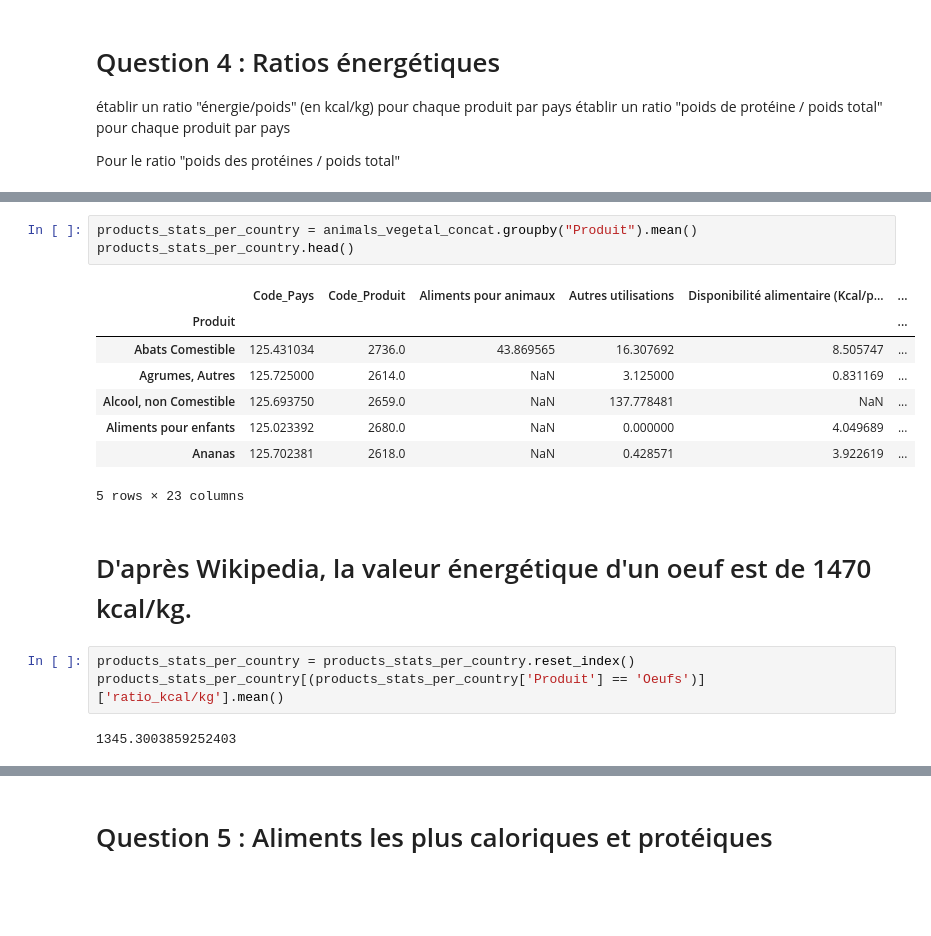
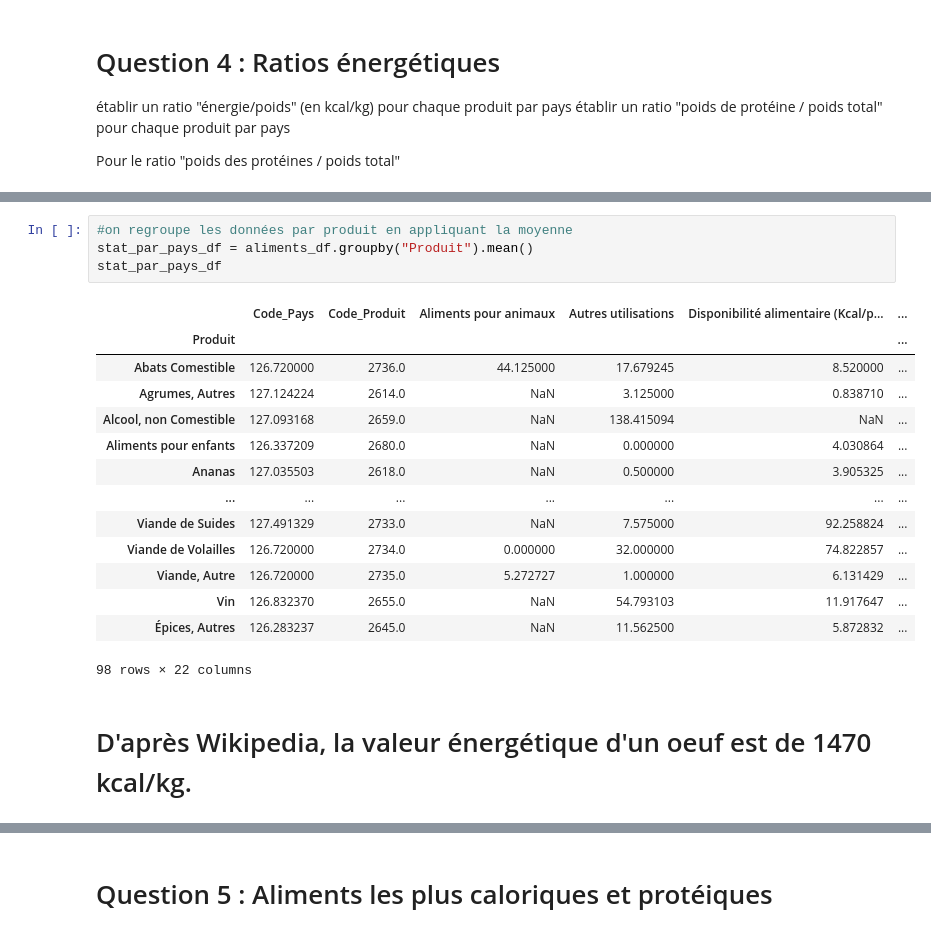
Before and after one commit to Lorenzo1208/Brief_fao, a Jupyter notebook: FAO.ipynb, the cells around one changed output, grey strips where cells are left out. Drawn from its saved outputs; the diff is of its cells as text; blank space fills up the shorter version.

```diff
--- a/FAO.ipynb
+++ b/FAO.ipynb
@@ -312,19 +313,21 @@ Name: Nourriture, Length: 15702, dtype: float64
-# %%
-products_stats_per_country = animals_vegetal_concat.groupby("Produit").mean()
-products_stats_per_country.head()
-# %% [output]
-|  | Code_Pays | Code_Produit | Aliments pour animaux | Autres utilisations | Disponibilité alimentaire (Kcal/p... | ... |
-| Produit |  |  |  |  |  | ... |
-| Abats Comestible | 125.431034 | 2736.0 | 43.869565 | 16.307692 | 8.505747 | ... |
-| Agrumes, Autres | 125.725000 | 2614.0 | NaN | 3.125000 | 0.831169 | ... |
-| Alcool, non Comestible | 125.693750 | 2659.0 | NaN | 137.778481 | NaN | ... |
-| Aliments pour enfants | 125.023392 | 2680.0 | NaN | 0.000000 | 4.049689 | ... |
-| Ananas | 125.702381 | 2618.0 | NaN | 0.428571 | 3.922619 | ... |
-5 rows × 23 columns
+# %%
+#on regroupe les données par produit en appliquant la moyenne
+stat_par_pays_df = aliments_df.groupby("Produit").mean()
+stat_par_pays_df
+# %% [output]
+|  | Code_Pays | Code_Produit | Aliments pour animaux | Autres utilisations | Disponibilité alimentaire (Kcal/p... | ... |
+| Produit |  |  |  |  |  | ... |
+| Abats Comestible | 126.720000 | 2736.0 | 44.125000 | 17.679245 | 8.520000 | ... |
+| Agrumes, Autres | 127.124224 | 2614.0 | NaN | 3.125000 | 0.838710 | ... |
+| Alcool, non Comestible | 127.093168 | 2659.0 | NaN | 138.415094 | NaN | ... |
+| Aliments pour enfants | 126.337209 | 2680.0 | NaN | 0.000000 | 4.030864 | ... |
+| Ananas | 127.035503 | 2618.0 | NaN | 0.500000 | 3.905325 | ... |
+| ... | ... | ... | ... | ... | ... | ... |
+| Viande de Suides | 127.491329 | 2733.0 | NaN | 7.575000 | 92.258824 | ... |
+| Viande de Volailles | 126.720000 | 2734.0 | 0.000000 | 32.000000 | 74.822857 | ... |
+| Viande, Autre | 126.720000 | 2735.0 | 5.272727 | 1.000000 | 6.131429 | ... |
+| Vin | 126.832370 | 2655.0 | NaN | 54.793103 | 11.917647 | ... |
+| Épices, Autres | 126.283237 | 2645.0 | NaN | 11.562500 | 5.872832 | ... |
+98 rows × 22 columns
 # %% [markdown]
 # D'après Wikipedia, la valeur énergétique d'un oeuf est de 1470 kcal/kg.
-# %%
-products_stats_per_country = products_stats_per_country.reset_index()
-products_stats_per_country[(products_stats_per_country['Produit'] == 'Oeufs')]['ratio_kcal/kg'].mean()
-# %% [output]
-1345.3003859252403
```
Also changed, not shown: parts of 6 cells of this notebook.
